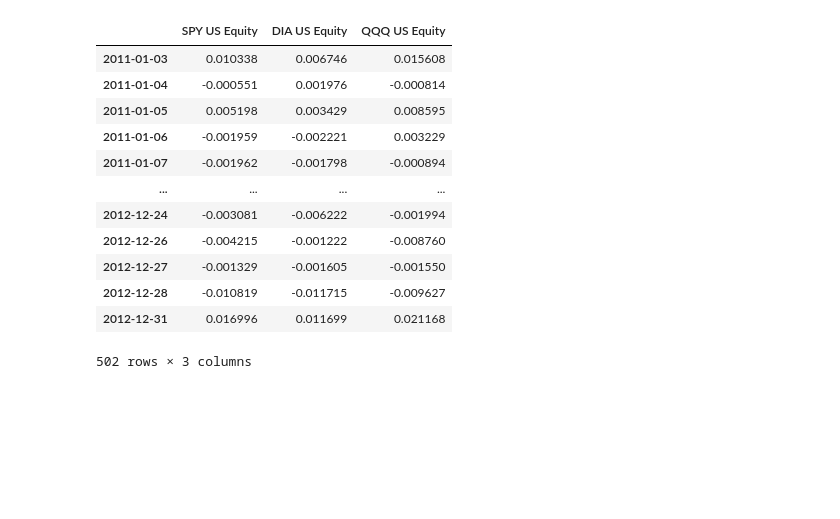
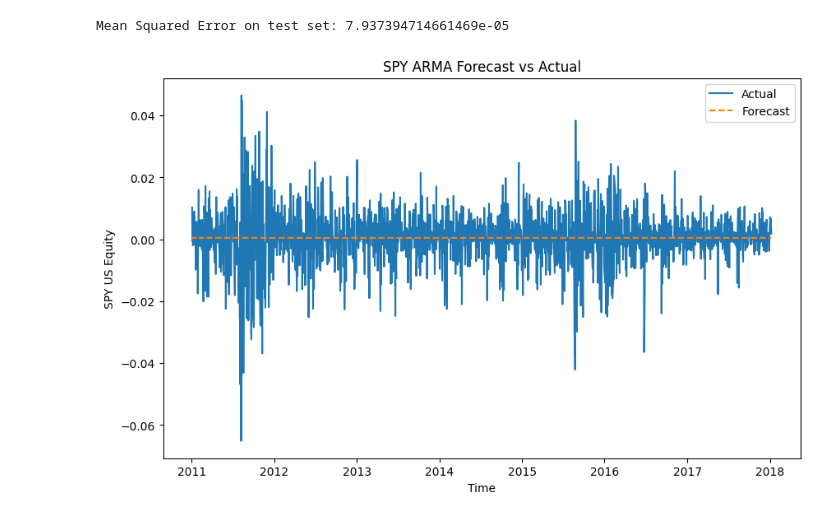
Before and after one commit to lincecile/Neural-network-copula-portfolio-optimization, a Jupyter notebook: test.ipynb, the cells around one changed output. Saved outputs shown, nothing was run; the diff lists cells and outputs as text; code cells hidden in the pictures; blank space fills up the shorter version.

Commit message:
repush arma

```diff
--- a/test.ipynb
+++ b/test.ipynb
@@ -9,16 +42,31 @@ warnings.filterwarnings("ignore")
 # %%
-df_training_set
+spy_arma = arma_model(df_training_set['SPY US Equity'], (1,1))
+dia_arma = arma_model(df_training_set['DIA US Equity'], (1,1))
+qqq_arma = arma_model(df_training_set['QQQ US Equity'], (1,1))
+
+# New cell: Forecast predictions and compare with df_test_set
+import matplotlib.pyplot as plt
+from sklearn.metrics import mean_squared_error
+
+n_steps = len(df_training_set)
+spy_forecast = spy_arma.forecast(steps=n_steps)
+
+# Get the actual values for SPY from the test set
+spy_actual = df_training_set['SPY US Equity']
+
+# Calculate mean squared error
+mse = mean_squared_error(spy_actual, spy_forecast)
+print("Mean Squared Error on test set:", mse)
+
+# Plot the actual values and the predictions
+plt.figure(figsize=(10,6))
+plt.plot(spy_actual.index, spy_actual.values, label='Actual')
+plt.plot(spy_actual.index, spy_forecast, label='Forecast', linestyle='--')
+plt.xlabel('Time')
+plt.ylabel('SPY US Equity')
+plt.title('SPY ARMA Forecast vs Actual')
+plt.legend()
+plt.show()
 # %% [output]
-|  | SPY US Equity | DIA US Equity | QQQ US Equity |
-| 2011-01-03 | 0.010338 | 0.006746 | 0.015608 |
-| 2011-01-04 | -0.000551 | 0.001976 | -0.000814 |
-| 2011-01-05 | 0.005198 | 0.003429 | 0.008595 |
-| 2011-01-06 | -0.001959 | -0.002221 | 0.003229 |
-| 2011-01-07 | -0.001962 | -0.001798 | -0.000894 |
-| ... | ... | ... | ... |
-| 2012-12-24 | -0.003081 | -0.006222 | -0.001994 |
-| 2012-12-26 | -0.004215 | -0.001222 | -0.008760 |
-| 2012-12-27 | -0.001329 | -0.001605 | -0.001550 |
-| 2012-12-28 | -0.010819 | -0.011715 | -0.009627 |
-| 2012-12-31 | 0.016996 | 0.011699 | 0.021168 |
-502 rows × 3 columns
+Mean Squared Error on test set: 7.937394714661469e-05
+[figure, added]
```
Also changed, not shown: parts of 7 cells of this notebook, 2 other files.
